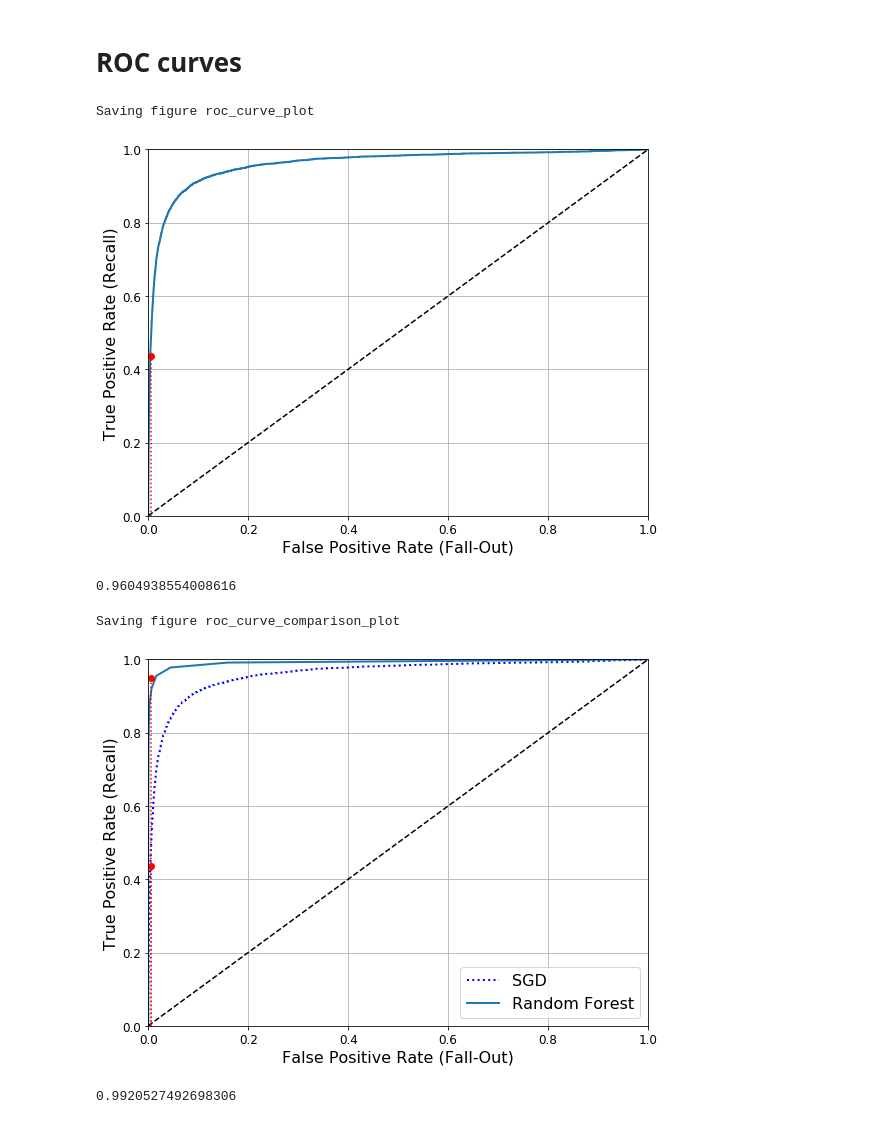
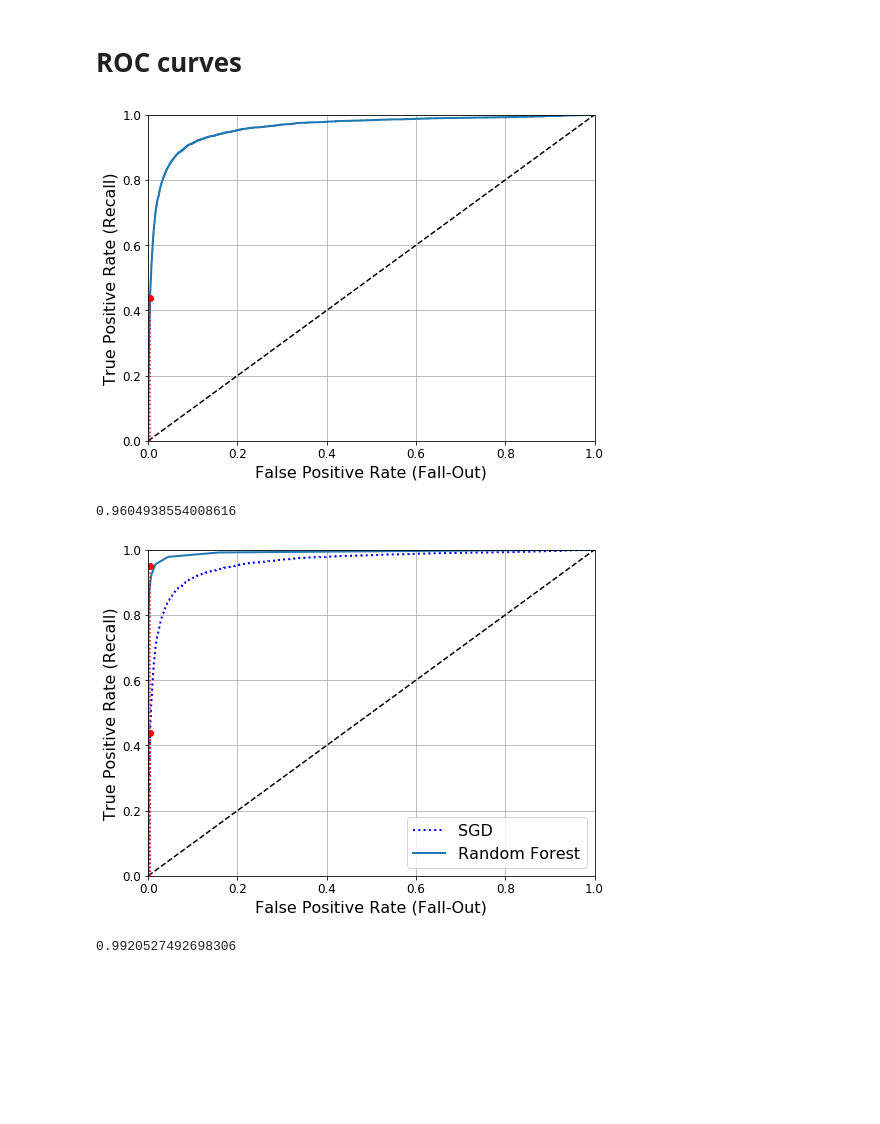
Before and after one commit to cloudxlab/iitr-deep-learning-spl-tf2, a Jupyter notebook: classification.ipynb, the cells around one changed output. Saved outputs shown, nothing was run; the diff lists cells and outputs as text; code cells hidden in the pictures; blank space fills up the shorter version.

```diff
--- a/classification.ipynb
+++ b/classification.ipynb
@@ -327,21 +310,19 @@ fpr, tpr, thresholds = roc_curve(y_train_5, y_scores)
 def plot_roc_curve(fpr, tpr, label=None):
     plt.plot(fpr, tpr, linewidth=2, label=label)
     plt.plot([0, 1], [0, 1], 'k--') # dashed diagonal
-    plt.axis([0, 1, 0, 1])                                    # Not shown in the book
-    plt.xlabel('False Positive Rate (Fall-Out)', fontsize=16) # Not shown
-    plt.ylabel('True Positive Rate (Recall)', fontsize=16)    # Not shown
-    plt.grid(True)                                            # Not shown
+    plt.axis([0, 1, 0, 1])
+    plt.xlabel('False Positive Rate (Fall-Out)', fontsize=16)
+    plt.ylabel('True Positive Rate (Recall)', fontsize=16)
+    plt.grid(True)
 
-plt.figure(figsize=(8, 6))                         # Not shown
+plt.figure(figsize=(8, 6))
 plot_roc_curve(fpr, tpr)
-plt.plot([4.837e-3, 4.837e-3], [0., 0.4368], "r:") # Not shown
-plt.plot([0.0, 4.837e-3], [0.4368, 0.4368], "r:")  # Not shown
-plt.plot([4.837e-3], [0.4368], "ro")               # Not shown
-save_fig("roc_curve_plot")                         # Not shown
+plt.plot([4.837e-3, 4.837e-3], [0., 0.4368], "r:")
+plt.plot([0.0, 4.837e-3], [0.4368, 0.4368], "r:")
+plt.plot([4.837e-3], [0.4368], "ro")
 plt.show()
 # %% [output]
-Saving figure roc_curve_plot
-[figure, old version]
+[figure, new version]
 # %%
 from sklearn.metrics import roc_auc_score
 
@@ -351,27 +332,24 @@ roc_auc_score(y_train_5, y_scores)
 # %%
 from sklearn.ensemble import RandomForestClassifier
 forest_clf = RandomForestClassifier(random_state=42)
-y_probas_forest = cross_val_predict(forest_clf, X_train, y_train_5, cv=3,
-                                    method="predict_proba")
+y_probas_forest = cross_val_predict(forest_clf, X_train, y_train_5, cv=3, method="predict_proba")
 # %%
 y_scores_forest = y_probas_forest[:, 1] # score = proba of positive class
 fpr_forest, tpr_forest, thresholds_forest = roc_curve(y_train_5,y_scores_forest)
 # %%
 plt.figure(figsize=(8, 6))
 plt.plot(fpr, tpr, "b:", linewidth=2, label="SGD")
 plot_roc_curve(fpr_forest, tpr_forest, "Random Forest")
 plt.plot([4.837e-3, 4.837e-3], [0., 0.4368], "r:")
 plt.plot([0.0, 4.837e-3], [0.4368, 0.4368], "r:")
 plt.plot([4.837e-3], [0.4368], "ro")
 plt.plot([4.837e-3, 4.837e-3], [0., 0.9487], "r:")
 plt.plot([4.837e-3], [0.9487], "ro")
 plt.grid(True)
 plt.legend(loc="lower right", fontsize=16)
-save_fig("roc_curve_comparison_plot")
 plt.show()
 # %% [output]
-Saving figure roc_curve_comparison_plot
-[figure, old version]
+[figure, new version]
 # %%
 roc_auc_score(y_train_5, y_scores_forest)
 # %% [output]
```
Also changed, not shown: parts of 38 cells of this notebook.
